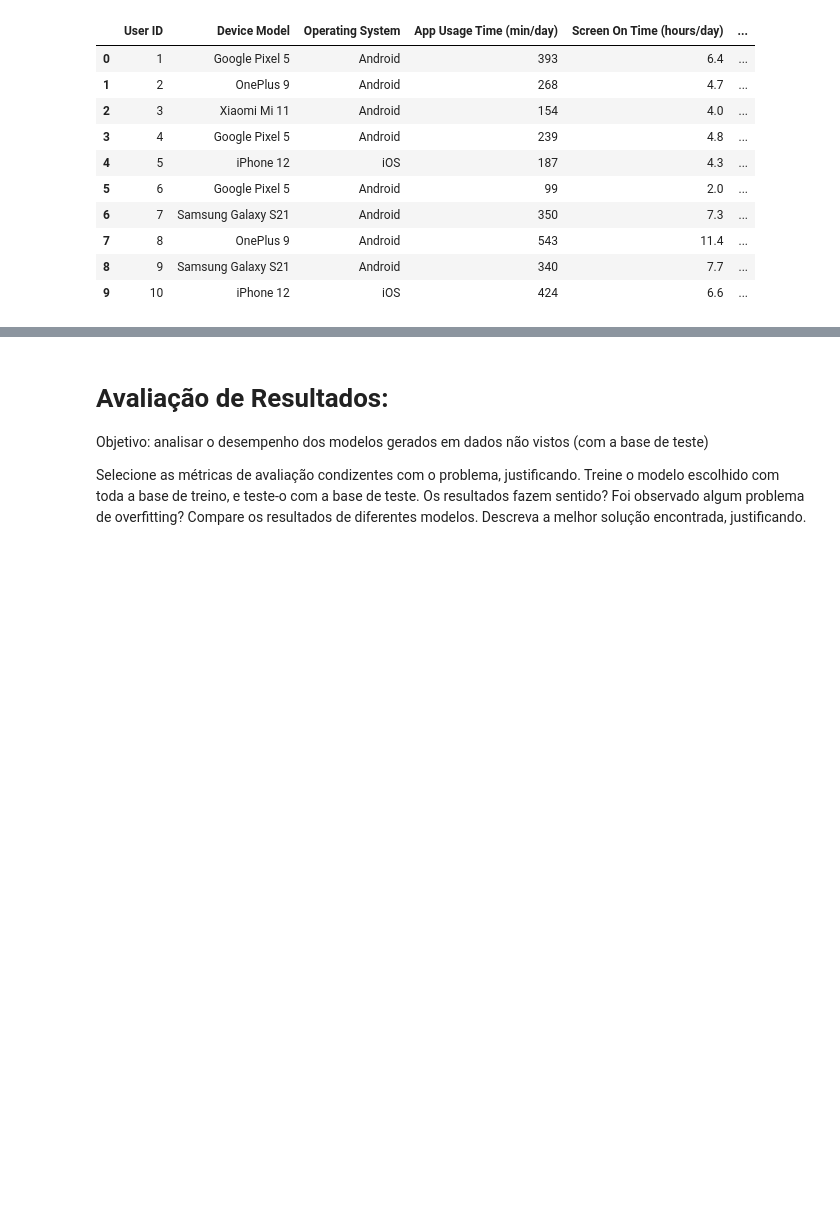
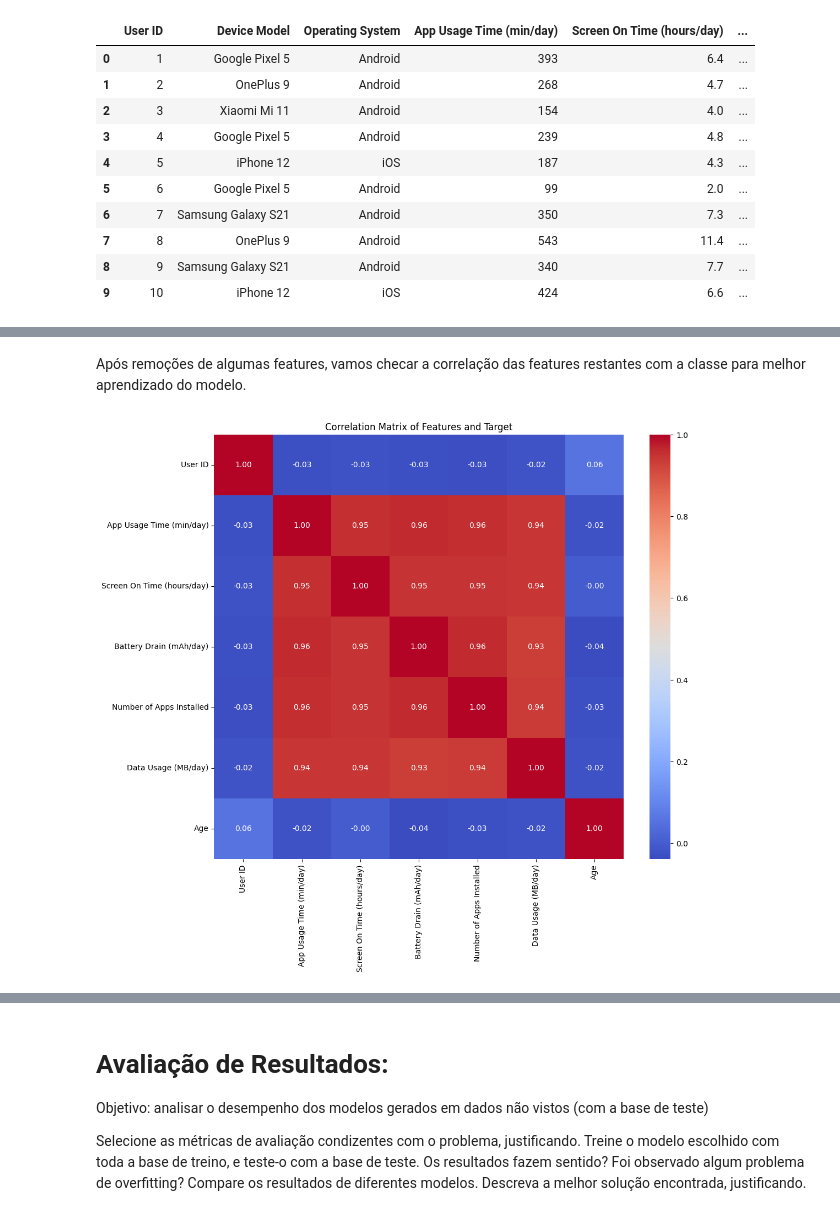
Before and after one commit to LFelipes91/MVP-Machine_Learning_-_Analytics, a Jupyter notebook: MVP_Machine_Learning_&_Analytics_Luiz_Felipe_Silva.ipynb, the cells around one changed output, grey strips where cells are left out. Drawn from its saved outputs; the diff is of its cells as text; code cells hidden in the pictures; blank space fills up the shorter version.

```diff
--- a/MVP_Machine_Learning_&_Analytics_Luiz_Felipe_Silva.ipynb
+++ b/MVP_Machine_Learning_&_Analytics_Luiz_Felipe_Silva.ipynb
@@ -118,0 +165,3 @@ Refine a quantidade de atributos disponíveis, realizando o processo de feature
+# %%
+x = dadosOriginais.drop('User Behavior Class', axis=1)
+y = dadosOriginais['User Behavior Class']
@@ -118,0 +170,2 @@ Refine a quantidade de atributos disponíveis, realizando o processo de feature
+# %%
+x_train, x_test, y_train, y_test = train_test_split(x, y, test_size=0.3, random_state=42)
@@ -118,0 +209,7 @@ Refine a quantidade de atributos disponíveis, realizando o processo de feature
+# %%
+# Removendo as colunas 'Device Model', 'Operating System' e 'Gender' dos datasets x_train e x_test
+x_train = x_train.drop(['Device Model', 'Operating System', 'Gender'], axis=1)
+x_test = x_test.drop(['Device Model', 'Operating System', 'Gender'], axis=1)
+
+print(x_train.columns)
+print(x_test.columns)
@@ -118,0 +225,18 @@ Refine a quantidade de atributos disponíveis, realizando o processo de feature
+# %% [markdown]
+Após remoções de algumas features, vamos checar a correlação das features restantes com a classe para melhor aprendizado do modelo.
+# %%
+# prompt: grafico de correlação entre as features e target
+
+import matplotlib.pyplot as plt
+import seaborn as sns
+
+# Calculate the correlation matrix
+correlation_matrix = x_train.corr()
+
+# Create a heatmap
+plt.figure(figsize=(12, 10))
+sns.heatmap(correlation_matrix, annot=True, cmap='coolwarm', fmt=".2f")
+plt.title('Correlation Matrix of Features and Target')
+plt.show()
+# %% [output]
+[figure, added]
```
Also changed, not shown: parts of 30 cells of this notebook.
